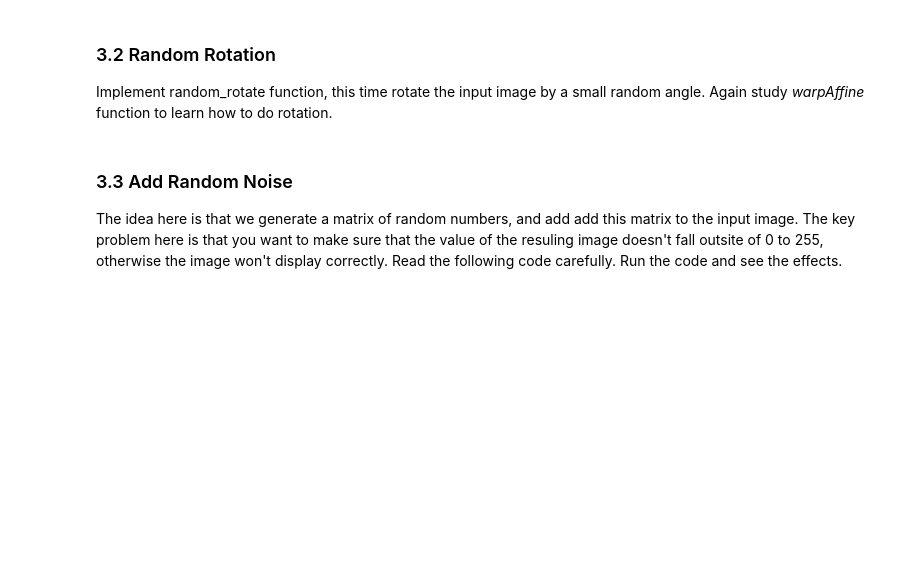
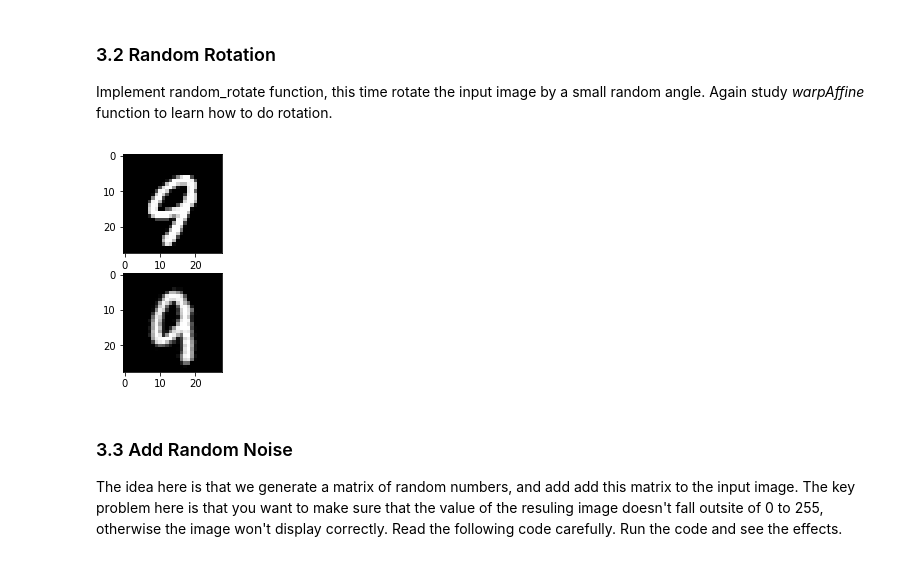
Before and after one commit to Kaiwenkevinz/hand-written-digit, a Jupyter notebook: mini_proj_start_code.ipynb, the cells around one changed output. Cells and saved outputs as stored; diff of their text form; code cells hidden in the pictures; blank space fills up the shorter version.

```diff
--- a/mini_proj_start_code.ipynb
+++ b/mini_proj_start_code.ipynb
@@ -101,15 +139,24 @@ Implement random_rotate function, this time rotate the input image by a small ra
 # %%
 def random_rotate(input_image):
     # TODO
+
+    rows,cols = input_image.shape
+
+    rotate_degree = random.randint(0, 40)
+    M = cv2.getRotationMatrix2D((cols/2,rows/2),rotate_degree,1)
+    input_image = cv2.warpAffine(input_image,M,(cols,rows))
+
     return input_image
 
 input_image = test_x[random.randint(0, 10000), :, :, 0] # select a random image
-output_image = random_shift(input_image)
+output_image = random_rotate(input_image)
 plt.subplot(211)
 plt.imshow(input_image, cmap='gray')
 plt.subplot(212)
 plt.imshow(output_image, cmap='gray')
 plt.show()
+# %% [output]
+[figure, added]
 # %% [markdown]
 ### 3.3 Add Random Noise
 The idea here is that we generate a matrix of random numbers, and  add add this matrix to the input image. The key problem here is that you want to make sure that the value of the resuling image doesn't fall outsite of 0 to 255, otherwise the image won't display correctly. Read the following code carefully. Run the code and see the effects.
```
Also changed, not shown: parts of 11 cells of this notebook.
